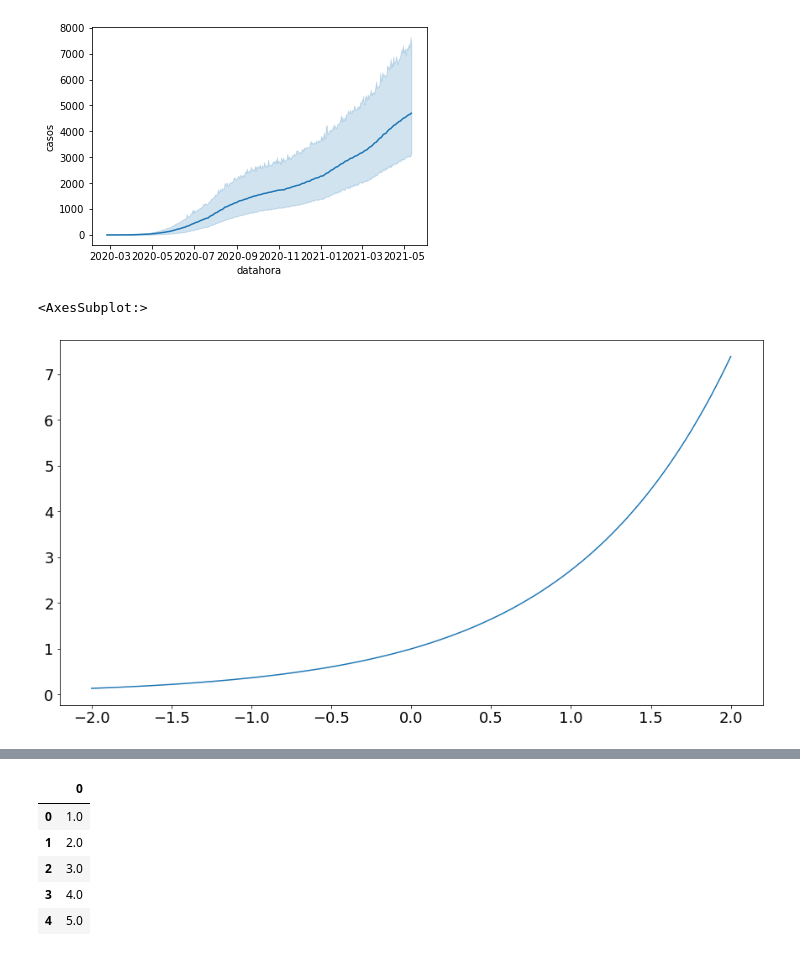
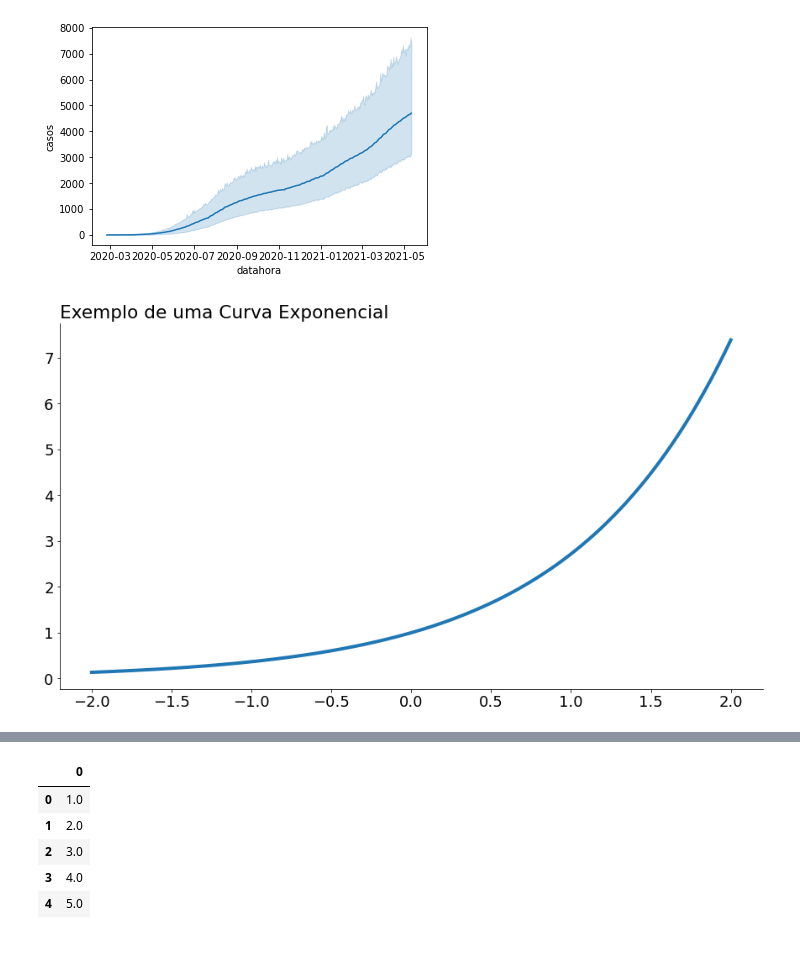
Before and after one commit to diascarolina/data-science-bootcamp, a Jupyter notebook: modulo3/aulas_desafios_modulo3.ipynb, the cells around one changed output, grey strips where cells are left out. Saved outputs shown, nothing was run; the diff lists cells and outputs as text; code cells hidden in the pictures.

```diff
--- a/modulo3/aulas_desafios_modulo3.ipynb
+++ b/modulo3/aulas_desafios_modulo3.ipynb
@@ -45,9 +45,11 @@ mpl.rcParams['figure.figsize'] = (15, 8)
 eixo_x = np.linspace(-2, 2, 100)
 # %%
 y_exp = np.exp(eixo_x)
-# %%
-sns.lineplot(x = eixo_x, y = y_exp)
-# %% [output]
-<AxesSubplot:>
-[figure, removed]
+# %%
+sns.lineplot(x = eixo_x, y = y_exp, linewidth = 4)
+plt.title('Exemplo de uma Curva Exponencial', loc = 'left')
+sns.despine()
+plt.show()
+# %% [output]
+[figure, added]
 # %%
```
Also changed, not shown: parts of 13 cells of this notebook.
